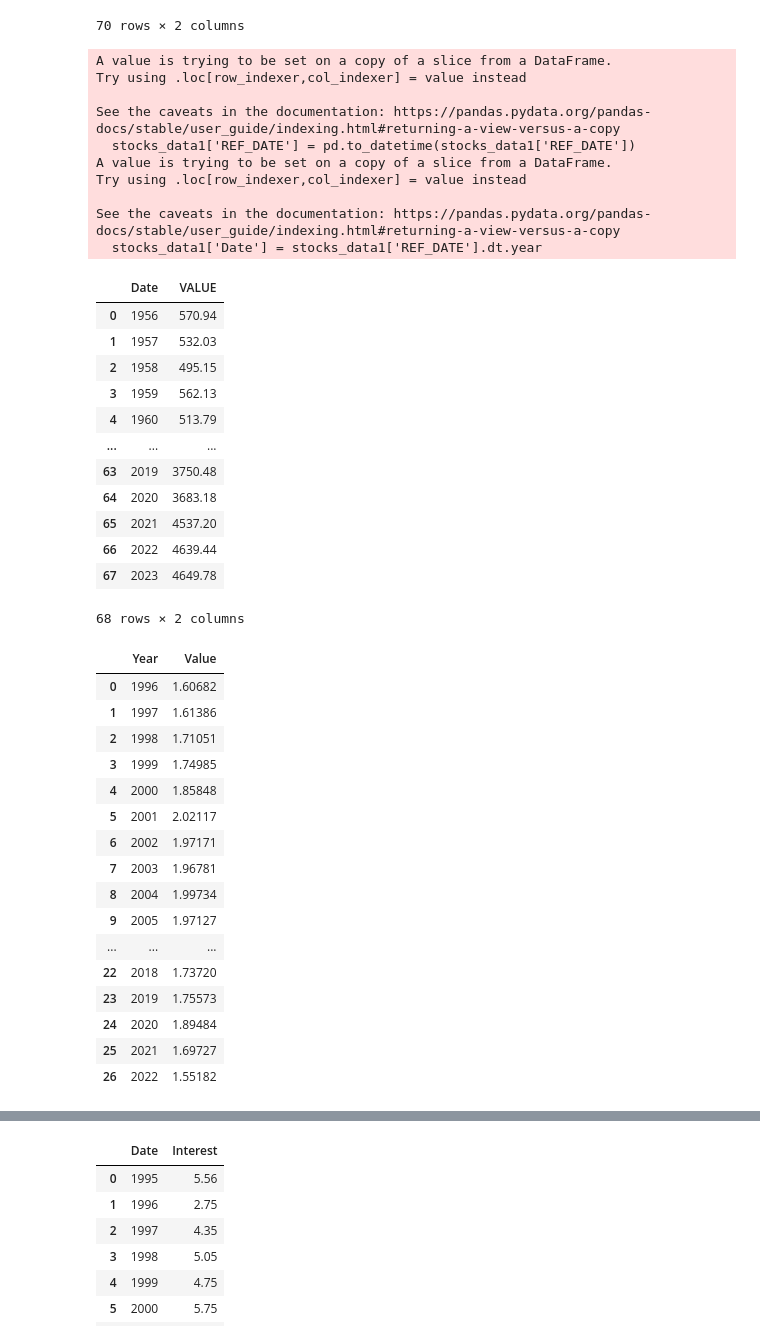
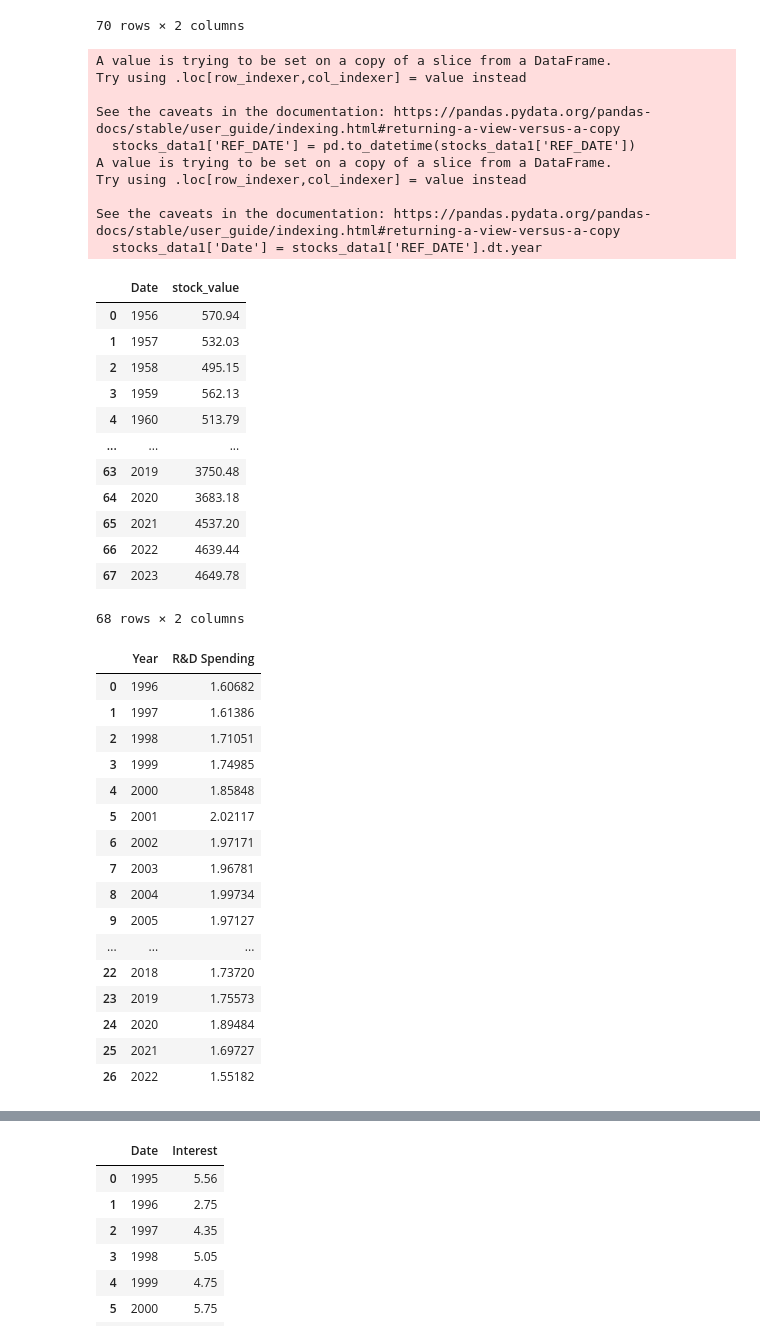
Before and after one commit to whoisusmanali/Digital-Transformation-in-Banking-Industry, a Jupyter notebook: Analysis and Models/Regression Analysis.ipynb, the cells around one changed output, grey strips where cells are left out. Drawn from its saved outputs; the diff is of its cells as text; code cells hidden in the pictures.

Commit message:
Data Preprocessing

```diff
--- a/Analysis and Models/Regression Analysis.ipynb
+++ b/Analysis and Models/Regression Analysis.ipynb
@@ -50,26 +50,27 @@ unemployment1
 # %%
 #Stock Data Cleaning
 stocks_data1 = stocks_data
 #Get the related columns
 stocks_data1 = stocks_data1[['REF_DATE','VALUE']]
 #Transform the data
 stocks_data1['REF_DATE'] = pd.to_datetime(stocks_data1['REF_DATE'])
 stocks_data1['Date'] = stocks_data1['REF_DATE'].dt.year
 #Get the mean values
 stocks_data1 = round(stocks_data1.groupby(['Date'])['VALUE'].mean(),2).reset_index()
+stocks_data1 = stocks_data1.rename(columns= {'VALUE': "stock_value"})
 stocks_data1
 # %% [output]
 A value is trying to be set on a copy of a slice from a DataFrame.
 Try using .loc[row_indexer,col_indexer] = value instead
 
 See the caveats in the documentation: https://pandas.pydata.org/pandas-docs/stable/user_guide/indexing.html#returning-a-view-versus-a-copy
   stocks_data1['REF_DATE'] = pd.to_datetime(stocks_data1['REF_DATE'])
 A value is trying to be set on a copy of a slice from a DataFrame.
 Try using .loc[row_indexer,col_indexer] = value instead
 
 See the caveats in the documentation: https://pandas.pydata.org/pandas-docs/stable/user_guide/indexing.html#returning-a-view-versus-a-copy
   stocks_data1['Date'] = stocks_data1['REF_DATE'].dt.year
-|  | Date | VALUE |
+|  | Date | stock_value |
 | 0 | 1956 | 570.94 |
 | 1 | 1957 | 532.03 |
 | 2 | 1958 | 495.15 |
@@ -96,9 +97,10 @@ RD_spending_data1.dropna(axis=1,inplace=True)
 RD_spending_data1 = pd.melt(RD_spending_data1, id_vars=["Country Name"], var_name="Year", value_name="Value")
 #Get the related columns
 RD_spending_data1 = RD_spending_data1[['Year','Value']]
+RD_spending_data1 = RD_spending_data1.rename(columns = {'Value' : 'R&D Spending'})
 RD_spending_data1
 # %% [output]
-|  | Year | Value |
+|  | Year | R&D Spending |
 | 0 | 1996 | 1.60682 |
 | 1 | 1997 | 1.61386 |
 | 2 | 1998 | 1.71051 |
```
Also changed, not shown: parts of 4 cells of this notebook.
